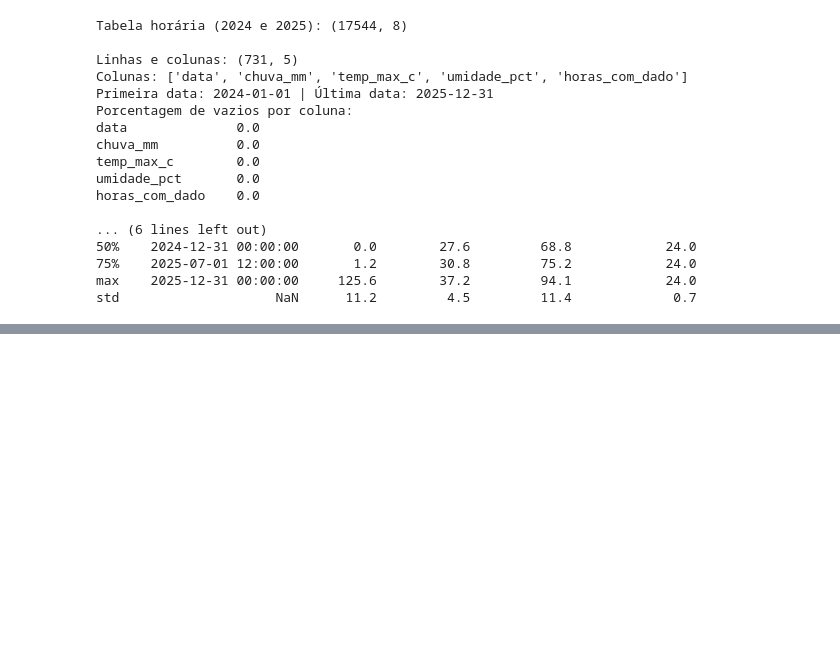
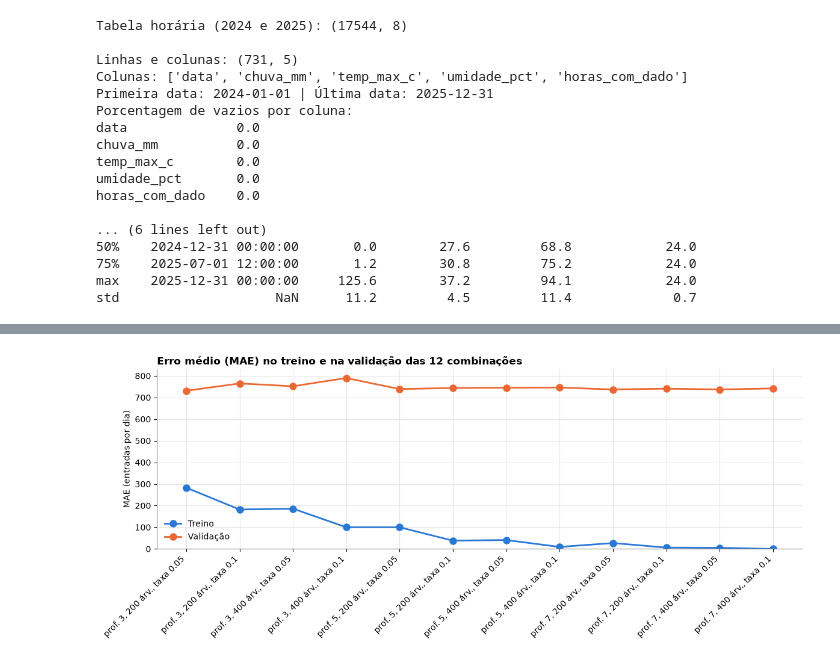
Before and after one commit to JoaoHHoffmann/gs-ia-ml, a Jupyter notebook: ml/notebook_ml.ipynb, the cells around one changed output, grey strips where cells are left out. Cells and saved outputs as stored; diff of their text form; code cells hidden in the pictures; blank space fills up the shorter version.

```diff
--- a/ml/notebook_ml.ipynb
+++ b/ml/notebook_ml.ipynb
@@ -507,0 +656,16 @@ std                    NaN      11.2         4.5         11.4             0.7
+# %%
+ordem = combinacoes_a.sort_values(['max_depth', 'n_estimators', 'learning_rate']).reset_index(drop=True)
+rotulos = [f'prof. {p}, {n} árv., taxa {t}' for p, n, t in zip(ordem['max_depth'], ordem['n_estimators'], ordem['learning_rate'])]
+
+fig, eixo = plt.subplots(figsize=(12, 5))
+eixo.plot(rotulos, ordem['MAE treino'], color=AZUL, linewidth=2, marker='o', markersize=8, label='Treino')
+eixo.plot(rotulos, ordem['MAE validação'], color=LARANJA, linewidth=2, marker='o', markersize=8, label='Validação')
+eixo.set_title('Erro médio (MAE) no treino e na validação das 12 combinações', loc='left')
+eixo.set_ylabel('MAE (entradas por dia)')
+eixo.set_ylim(bottom=0)
+eixo.legend(frameon=False)
+plt.xticks(rotation=45, ha='right')
+fig.tight_layout()
+plt.show()
+# %% [output]
+[figure, added]
```
Also changed, not shown: parts of 44 cells of this notebook.
